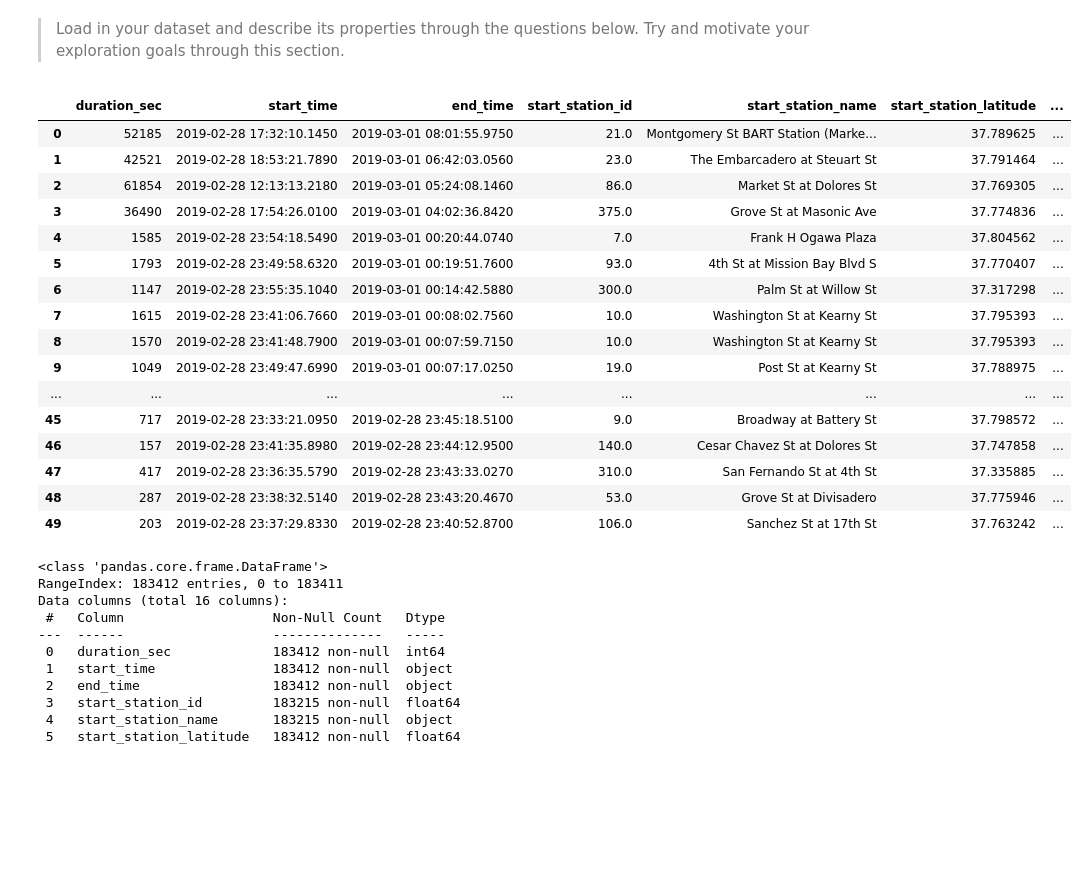
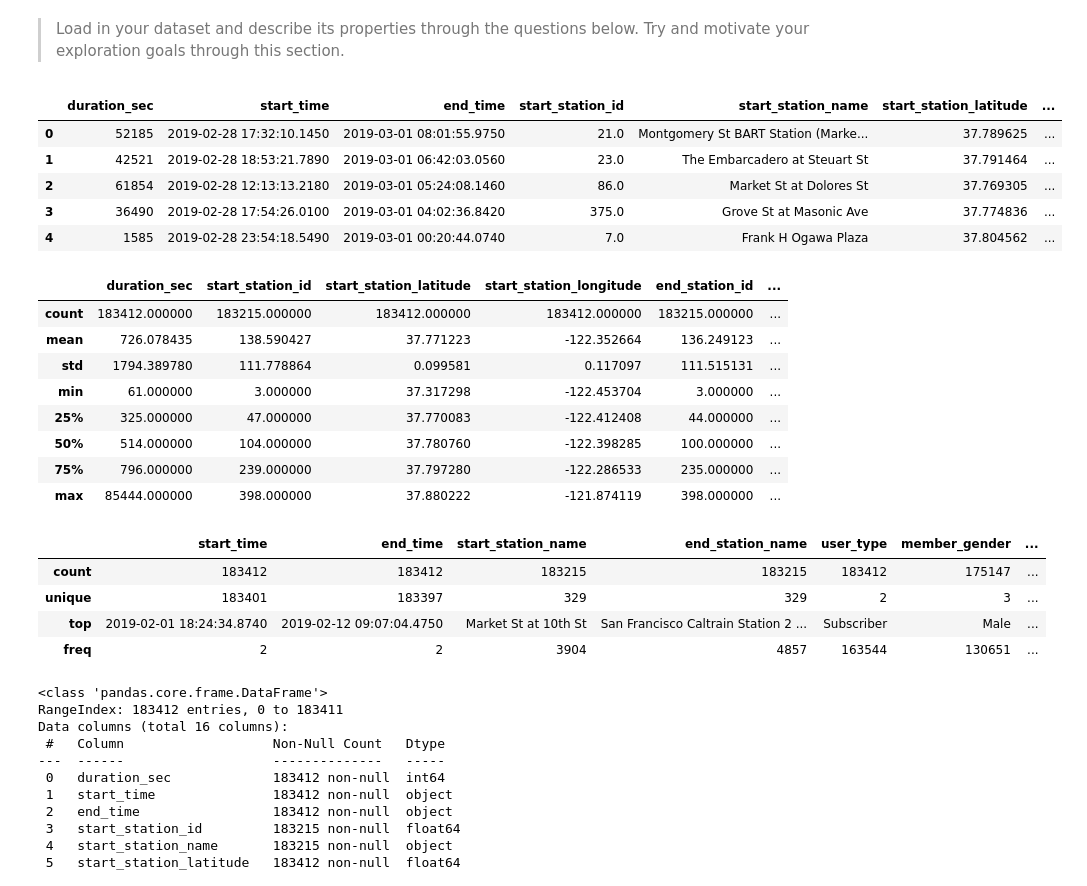
Before and after one commit to ReemShaya/Communicate-Data-findings-Project, a Jupyter notebook: exploration_template.ipynb, the cells around one changed output. Cells and saved outputs as stored; diff of their text form; code cells hidden in the pictures; blank space fills up the shorter version.

```diff
--- a/exploration_template.ipynb
+++ b/exploration_template.ipynb
@@ -18,25 +18,34 @@ import seaborn as sb
 Try and motivate your exploration goals through this section.
 # %%
 df_ford = pd.read_csv('201902-fordgobike-tripdata.csv')
-df_ford.head(50)
+df_ford.head(5)
 # %% [output]
 |  | duration_sec | start_time | end_time | start_station_id | start_station_name | start_station_latitude | ... |
 | 0 | 52185 | 2019-02-28 17:32:10.1450 | 2019-03-01 08:01:55.9750 | 21.0 | Montgomery St BART Station (Marke... | 37.789625 | ... |
 | 1 | 42521 | 2019-02-28 18:53:21.7890 | 2019-03-01 06:42:03.0560 | 23.0 | The Embarcadero at Steuart St | 37.791464 | ... |
 | 2 | 61854 | 2019-02-28 12:13:13.2180 | 2019-03-01 05:24:08.1460 | 86.0 | Market St at Dolores St | 37.769305 | ... |
 | 3 | 36490 | 2019-02-28 17:54:26.0100 | 2019-03-01 04:02:36.8420 | 375.0 | Grove St at Masonic Ave | 37.774836 | ... |
 | 4 | 1585 | 2019-02-28 23:54:18.5490 | 2019-03-01 00:20:44.0740 | 7.0 | Frank H Ogawa Plaza | 37.804562 | ... |
-| 5 | 1793 | 2019-02-28 23:49:58.6320 | 2019-03-01 00:19:51.7600 | 93.0 | 4th St at Mission Bay Blvd S | 37.770407 | ... |
-| 6 | 1147 | 2019-02-28 23:55:35.1040 | 2019-03-01 00:14:42.5880 | 300.0 | Palm St at Willow St | 37.317298 | ... |
-| 7 | 1615 | 2019-02-28 23:41:06.7660 | 2019-03-01 00:08:02.7560 | 10.0 | Washington St at Kearny St | 37.795393 | ... |
-| 8 | 1570 | 2019-02-28 23:41:48.7900 | 2019-03-01 00:07:59.7150 | 10.0 | Washington St at Kearny St | 37.795393 | ... |
-| 9 | 1049 | 2019-02-28 23:49:47.6990 | 2019-03-01 00:07:17.0250 | 19.0 | Post St at Kearny St | 37.788975 | ... |
-| ... | ... | ... | ... | ... | ... | ... | ... |
-| 45 | 717 | 2019-02-28 23:33:21.0950 | 2019-02-28 23:45:18.5100 | 9.0 | Broadway at Battery St | 37.798572 | ... |
-| 46 | 157 | 2019-02-28 23:41:35.8980 | 2019-02-28 23:44:12.9500 | 140.0 | Cesar Chavez St at Dolores St | 37.747858 | ... |
-| 47 | 417 | 2019-02-28 23:36:35.5790 | 2019-02-28 23:43:33.0270 | 310.0 | San Fernando St at 4th St | 37.335885 | ... |
-| 48 | 287 | 2019-02-28 23:38:32.5140 | 2019-02-28 23:43:20.4670 | 53.0 | Grove St at Divisadero | 37.775946 | ... |
-| 49 | 203 | 2019-02-28 23:37:29.8330 | 2019-02-28 23:40:52.8700 | 106.0 | Sanchez St at 17th St | 37.763242 | ... |
+# %%
+df_ford.describe() #numerical
+# %% [output]
+|  | duration_sec | start_station_id | start_station_latitude | start_station_longitude | end_station_id | ... |
+| count | 183412.000000 | 183215.000000 | 183412.000000 | 183412.000000 | 183215.000000 | ... |
+| mean | 726.078435 | 138.590427 | 37.771223 | -122.352664 | 136.249123 | ... |
+| std | 1794.389780 | 111.778864 | 0.099581 | 0.117097 | 111.515131 | ... |
+| min | 61.000000 | 3.000000 | 37.317298 | -122.453704 | 3.000000 | ... |
+| 25% | 325.000000 | 47.000000 | 37.770083 | -122.412408 | 44.000000 | ... |
+| 50% | 514.000000 | 104.000000 | 37.780760 | -122.398285 | 100.000000 | ... |
+| 75% | 796.000000 | 239.000000 | 37.797280 | -122.286533 | 235.000000 | ... |
+| max | 85444.000000 | 398.000000 | 37.880222 | -121.874119 | 398.000000 | ... |
+# %%
+df_ford.describe(include = 'O')
+# %% [output]
+|  | start_time | end_time | start_station_name | end_station_name | user_type | member_gender | ... |
+| count | 183412 | 183412 | 183215 | 183215 | 183412 | 175147 | ... |
+| unique | 183401 | 183397 | 329 | 329 | 2 | 3 | ... |
+| top | 2019-02-01 18:24:34.8740 | 2019-02-12 09:07:04.4750 | Market St at 10th St | San Francisco Caltrain Station 2 ... | Subscriber | Male | ... |
+| freq | 2 | 2 | 3904 | 4857 | 163544 | 130651 | ... |
 # %%
 df_ford.info()
 print(df_ford.shape)
```
Also changed, not shown: parts of 6 cells of this notebook.
